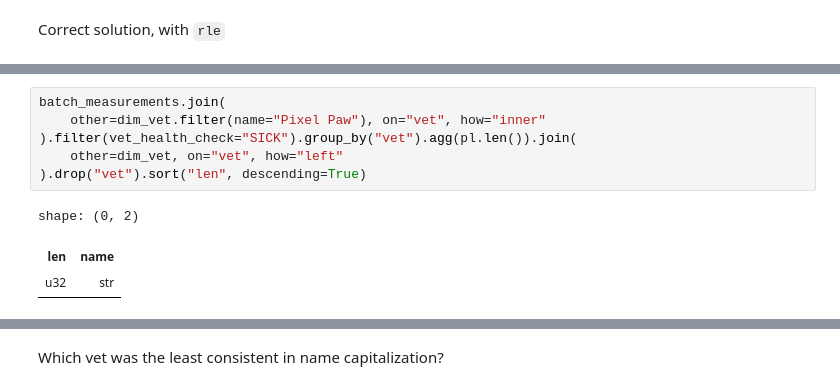
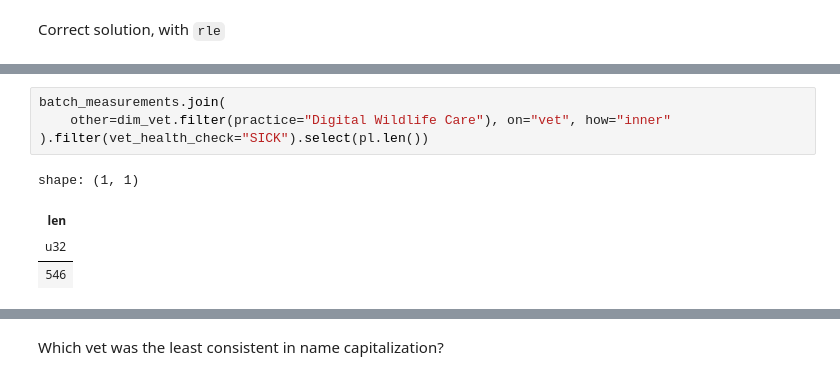
Before and after one commit to datamindedacademy/dataframe-of-mind, a Jupyter notebook: explore_data.ipynb, the cells around one changed output, grey strips where cells are left out. Saved outputs shown, nothing was run; the diff lists cells and outputs as text.

```diff
--- a/explore_data.ipynb
+++ b/explore_data.ipynb
@@ -268,13 +269,12 @@ shape: (5, 2)
 # %%
 batch_measurements.join(
-    other=dim_vet.filter(name="Pixel Paw"), on="vet", how="inner"
-).filter(vet_health_check="SICK").group_by("vet").agg(pl.len()).join(
-    other=dim_vet, on="vet", how="left"
-).drop("vet").sort("len", descending=True)
+    other=dim_vet.filter(practice="Digital Wildlife Care"), on="vet", how="inner"
+).filter(vet_health_check="SICK").select(pl.len())
 # %% [output]
-shape: (0, 2)
+shape: (1, 1)
-| len | name |
-| u32 | str |
+| len |
+| u32 |
+| 546 |
 # %%
 dim_vet.join(
     other=batch_measurements.filter(
```
Also changed, not shown: parts of 19 cells of this notebook, 5 other files.
